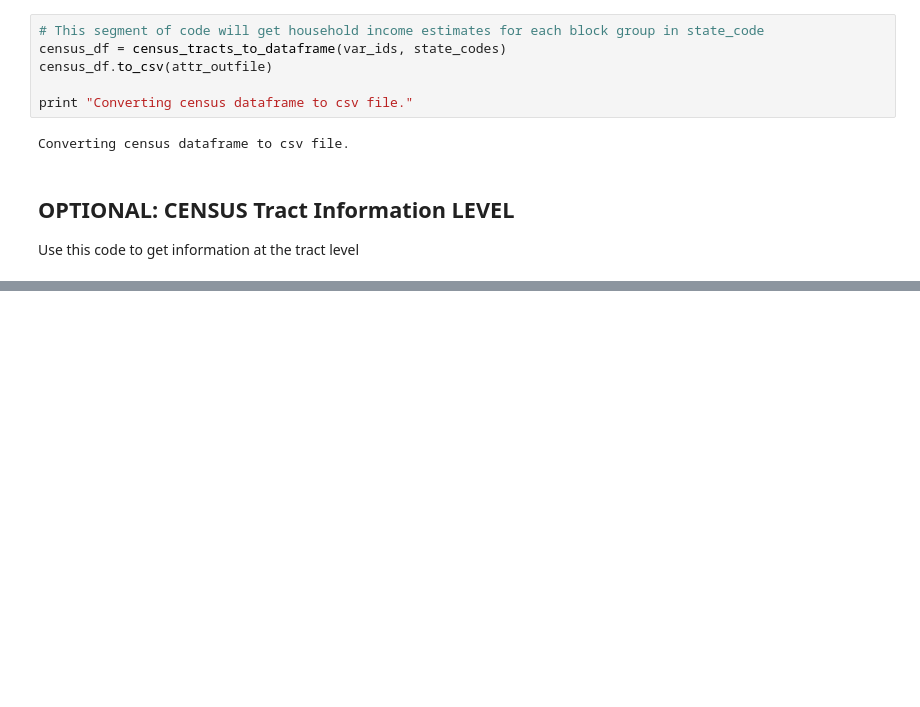
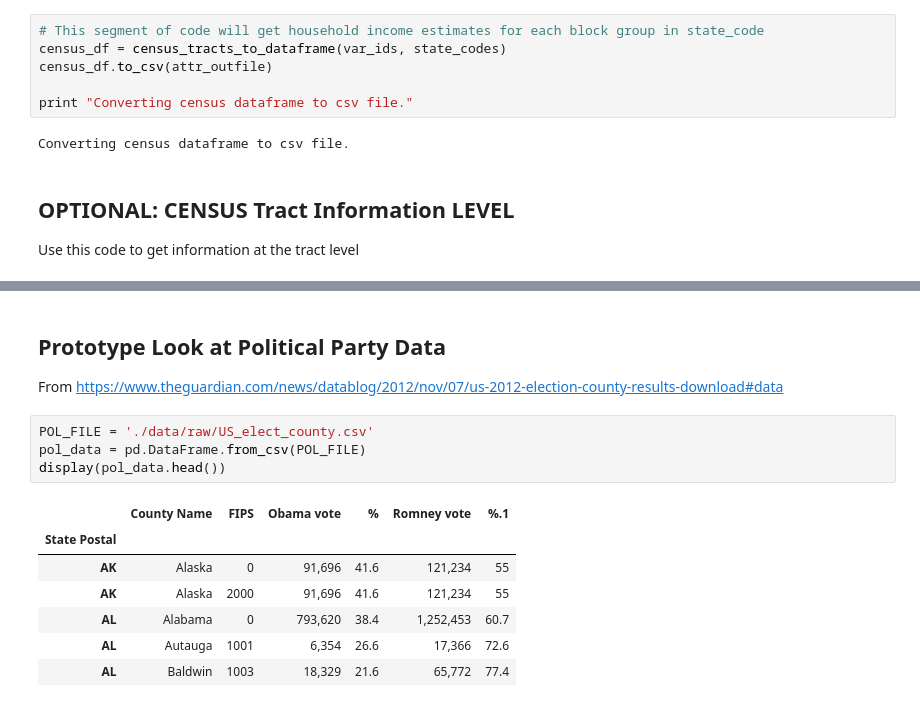
Before and after one commit to adam2392/baltimoremaps, a Jupyter notebook: Data Setup.ipynb, the cells around one changed output, grey strips where cells are left out. Cells and saved outputs as stored; diff of their text form; blank space fills up the shorter version.

```diff
--- a/Data Setup.ipynb
+++ b/Data Setup.ipynb
@@ -342,0 +403,15 @@ Already had the file.  Great. tl_2013_24_tract.zip
+# %% [markdown]
+## Prototype Look at Political Party Data
+From https://www.theguardian.com/news/datablog/2012/nov/07/us-2012-election-county-results-download#data
+# %%
+POL_FILE = './data/raw/US_elect_county.csv'
+pol_data = pd.DataFrame.from_csv(POL_FILE)
+display(pol_data.head())
+# %% [output]
+|  | County Name | FIPS | Obama vote | % | Romney vote | %.1 |
+| State Postal |  |  |  |  |  |  |
+| AK | Alaska | 0 | 91,696 | 41.6 | 121,234 | 55 |
+| AK | Alaska | 2000 | 91,696 | 41.6 | 121,234 | 55 |
+| AL | Alabama | 0 | 793,620 | 38.4 | 1,252,453 | 60.7 |
+| AL | Autauga | 1001 | 6,354 | 26.6 | 17,366 | 72.6 |
+| AL | Baldwin | 1003 | 18,329 | 21.6 | 65,772 | 77.4 |
```
Also changed, not shown: parts of 11 cells of this notebook, 4 other files.
